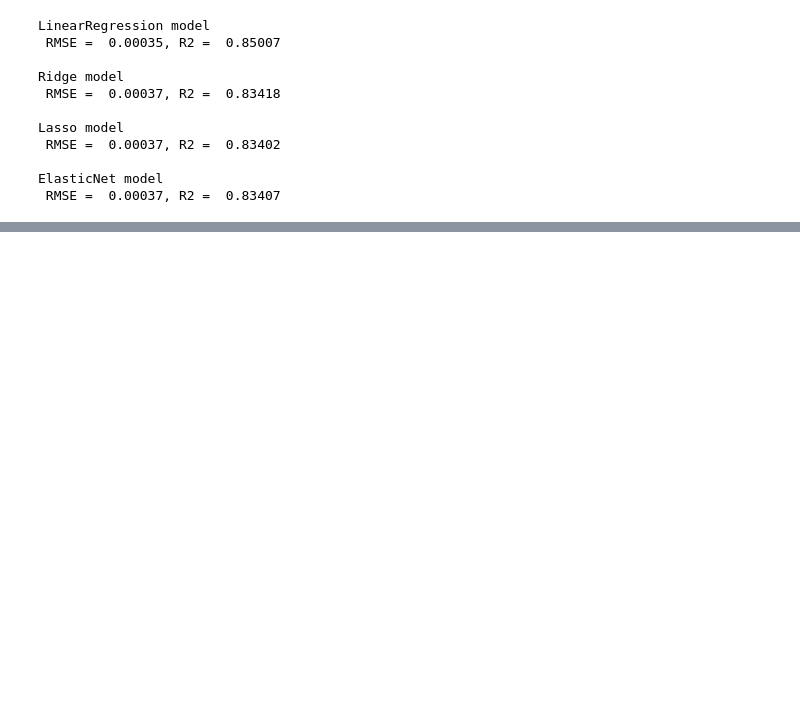
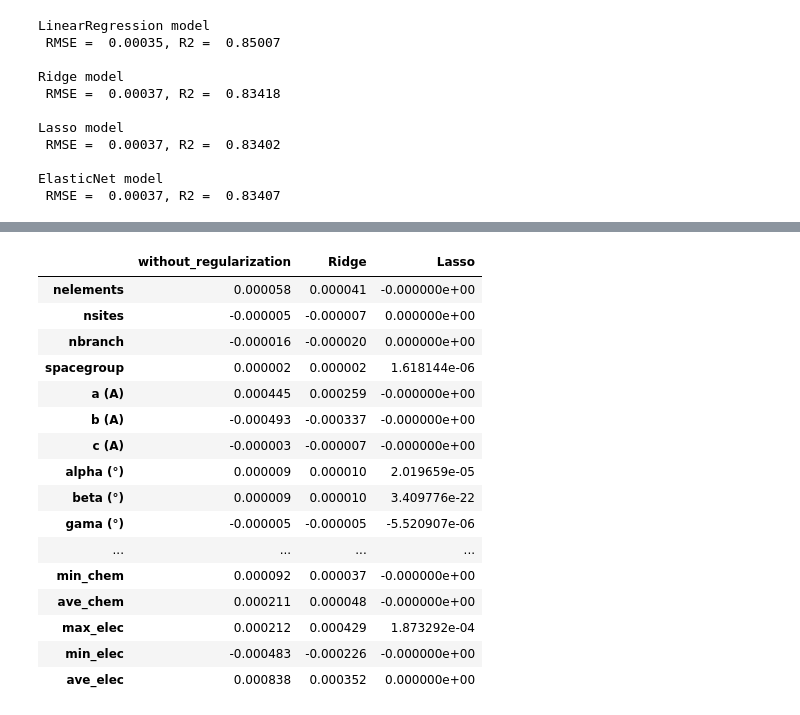
Before and after one commit to Lab-Brat/Materials_Informatics_Experiments, a Jupyter notebook: linear_regression/ex2_thermal_conductivity_prediction/kappa.ipynb, the cells around one changed output, grey strips where cells are left out. Saved outputs shown, nothing was run; the diff lists cells and outputs as text; code cells hidden in the pictures; blank space fills up the shorter version.

```diff
--- a/linear_regression/ex2_thermal_conductivity_prediction/kappa.ipynb
+++ b/linear_regression/ex2_thermal_conductivity_prediction/kappa.ipynb
@@ -107,3 +125,28 @@ ElasticNet model
+# %%
+# Creating a dataframe containing coefficient estimates from three models
+comparing_models = pd.DataFrame({'without_regularization': lr_coeffs,
+                                 'Ridge': ridge_coeffs,
+                                 'Lasso':  lasso_coeffs},
+                                  index=X.columns)
+comparing_models
+# %% [output]
+|  | without_regularization | Ridge | Lasso |
+| nelements | 0.000058 | 0.000041 | -0.000000e+00 |
+| nsites | -0.000005 | -0.000007 | 0.000000e+00 |
+| nbranch | -0.000016 | -0.000020 | 0.000000e+00 |
+| spacegroup | 0.000002 | 0.000002 | 1.618144e-06 |
+| a (A) | 0.000445 | 0.000259 | -0.000000e+00 |
+| b (A) | -0.000493 | -0.000337 | -0.000000e+00 |
+| c (A) | -0.000003 | -0.000007 | -0.000000e+00 |
+| alpha (°) | 0.000009 | 0.000010 | 2.019659e-05 |
+| beta (°) | 0.000009 | 0.000010 | 3.409776e-22 |
+| gama (°) | -0.000005 | -0.000005 | -5.520907e-06 |
+| ... | ... | ... | ... |
+| min_chem | 0.000092 | 0.000037 | -0.000000e+00 |
+| ave_chem | 0.000211 | 0.000048 | -0.000000e+00 |
+| max_elec | 0.000212 | 0.000429 | 1.873292e-04 |
+| min_elec | -0.000483 | -0.000226 | -0.000000e+00 |
+| ave_elec | 0.000838 | 0.000352 | 0.000000e+00 |
 # %%
 # print('-----------------------------------------')
 # print ('rmse (unscaled):')
```
Also changed, not shown: parts of 6 cells of this notebook.
